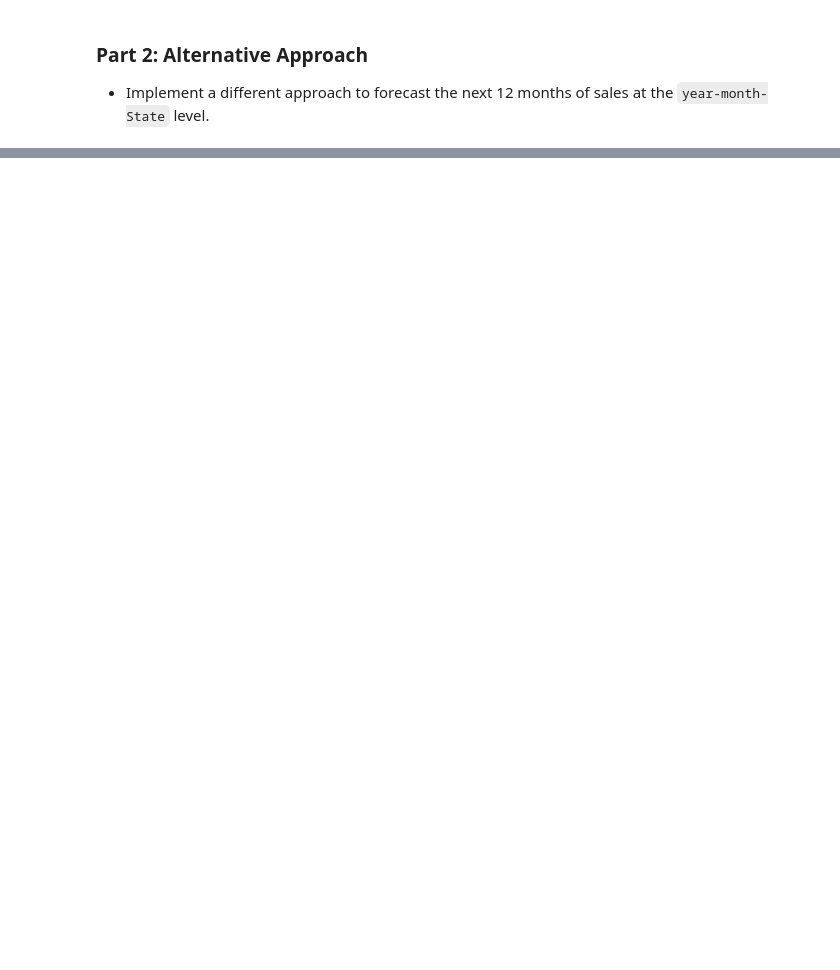
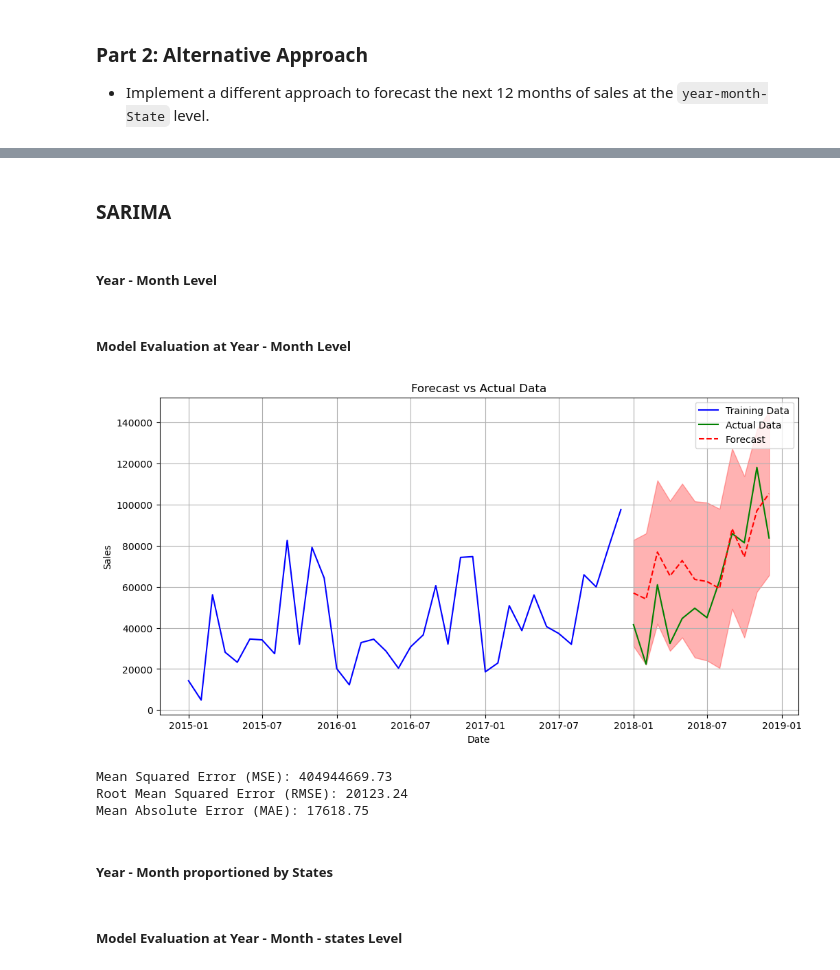
Before and after one commit to elenaabcc/Retailer-Sales-Data-Forecasting, a Jupyter notebook: Retailer Sales Data.ipynb, the cells around one changed output, grey strips where cells are left out. Drawn from its saved outputs; the diff is of its cells as text; code cells hidden in the pictures; blank space fills up the shorter version.

Commit message:
SARIMA implementation

```diff
--- a/Retailer Sales Data.ipynb
+++ b/Retailer Sales Data.ipynb
@@ -886,0 +40,7 @@ print(metrics_df)
+# %%
+# Load the dataset
+df = pd.read_csv('Retailer Sales Data.csv')
+
+# Convert 'Order Date' and 'Ship Date' columns to datetime format
+df['Order Date'] = pd.to_datetime(df['Order Date'], format='%d/%m/%Y')
+df['Ship Date'] = pd.to_datetime(df['Ship Date'], format='%d/%m/%Y')
@@ -886,0 +131,4 @@ print(metrics_df)
+# %% [markdown]
+### SARIMA
+# %% [markdown]
+##### Year - Month Level
@@ -886,0 +151,54 @@ print(metrics_df)
+# %%
+
+# Define SARIMA model parameters
+p, d, q = 1, 1, 1  # ARIMA parameters
+P, D, Q, s = 1, 1, 1, 12  # Seasonal parameters (s=12 for monthly data)
+
+# Train the SARIMA model
+model = SARIMAX(train_data, order=(p, d, q), seasonal_order=(P, D, Q, s))
+model_fit = model.fit(disp=False)
+# %% [markdown]
+#####  Model Evaluation at Year - Month Level
+# %%
+# Make forecasts for the next 12 periods
+forecast = model_fit.get_forecast(steps=12)
+forecast_values = forecast.predicted_mean
+forecast_conf_int = forecast.conf_int()
+
+# Create a Series for forecasted values
+forecast_index = pd.period_range(start='2018-01', periods=12, freq='M')
+forecast_series = pd.Series(forecast_values, index=forecast_index)
+
+# Plot the results
+plt.figure(figsize=(12, 6))
+plt.plot(train_data.index.to_timestamp(), train_data, label='Training Data', color='blue')
+plt.plot(test_data.index.to_timestamp(), test_data, label='Actual Data', color='green')
+plt.plot(forecast_series.index.to_timestamp(), forecast_series, label='Forecast', color='red', linestyle='--')
+plt.fill_between(forecast_series.index.to_timestamp(),
+                 forecast_conf_int.iloc[:, 0],
+                 forecast_conf_int.iloc[:, 1],
+                 color='red', alpha=0.3)
+plt.title('Forecast vs Actual Data')
+plt.xlabel('Date')
+plt.ylabel('Sales')
+plt.legend()
+plt.grid(True)
+plt.show()
+# %% [output]
+[figure, added]
+# %%
+
+# Evaluate forecast accuracy using MSE, RMSE, and MAE
+mse = mean_squared_error(test_data, forecast_series)
+rmse = np.sqrt(mse)
+mae = mean_absolute_error(test_data, forecast_series)
+
+print(f"Mean Squared Error (MSE): {mse:.2f}")
+print(f"Root Mean Squared Error (RMSE): {rmse:.2f}")
+print(f"Mean Absolute Error (MAE): {mae:.2f}")
+# %% [output]
+Mean Squared Error (MSE): 404944669.73
+Root Mean Squared Error (RMSE): 20123.24
+Mean Absolute Error (MAE): 17618.75
+# %% [markdown]
+##### Year - Month proportioned by States
@@ -886,0 +213,2 @@ print(metrics_df)
+# %% [markdown]
+#####  Model Evaluation at Year - Month  - states Level
```
Also changed, not shown: parts of 38 cells of this notebook, 52 other files.
